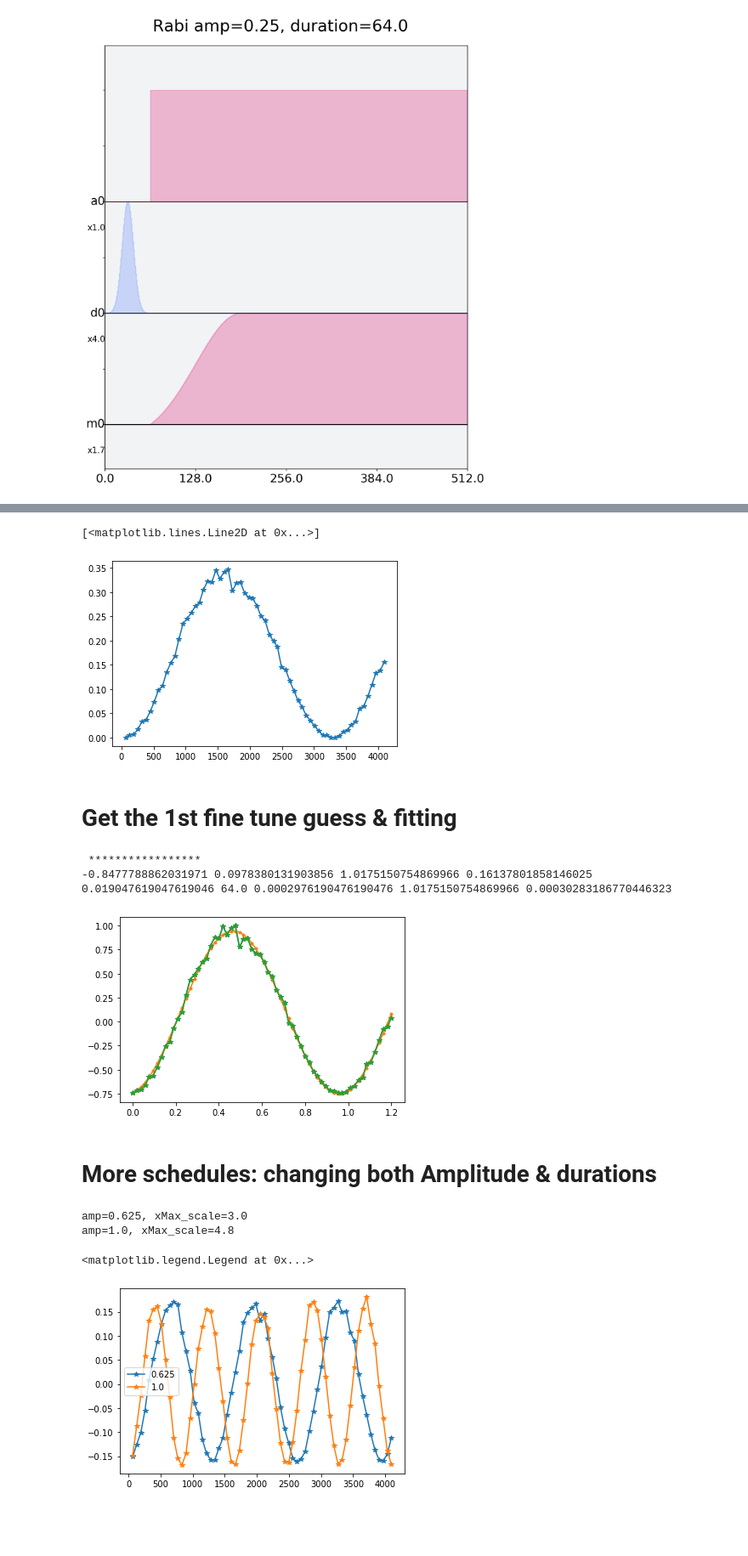
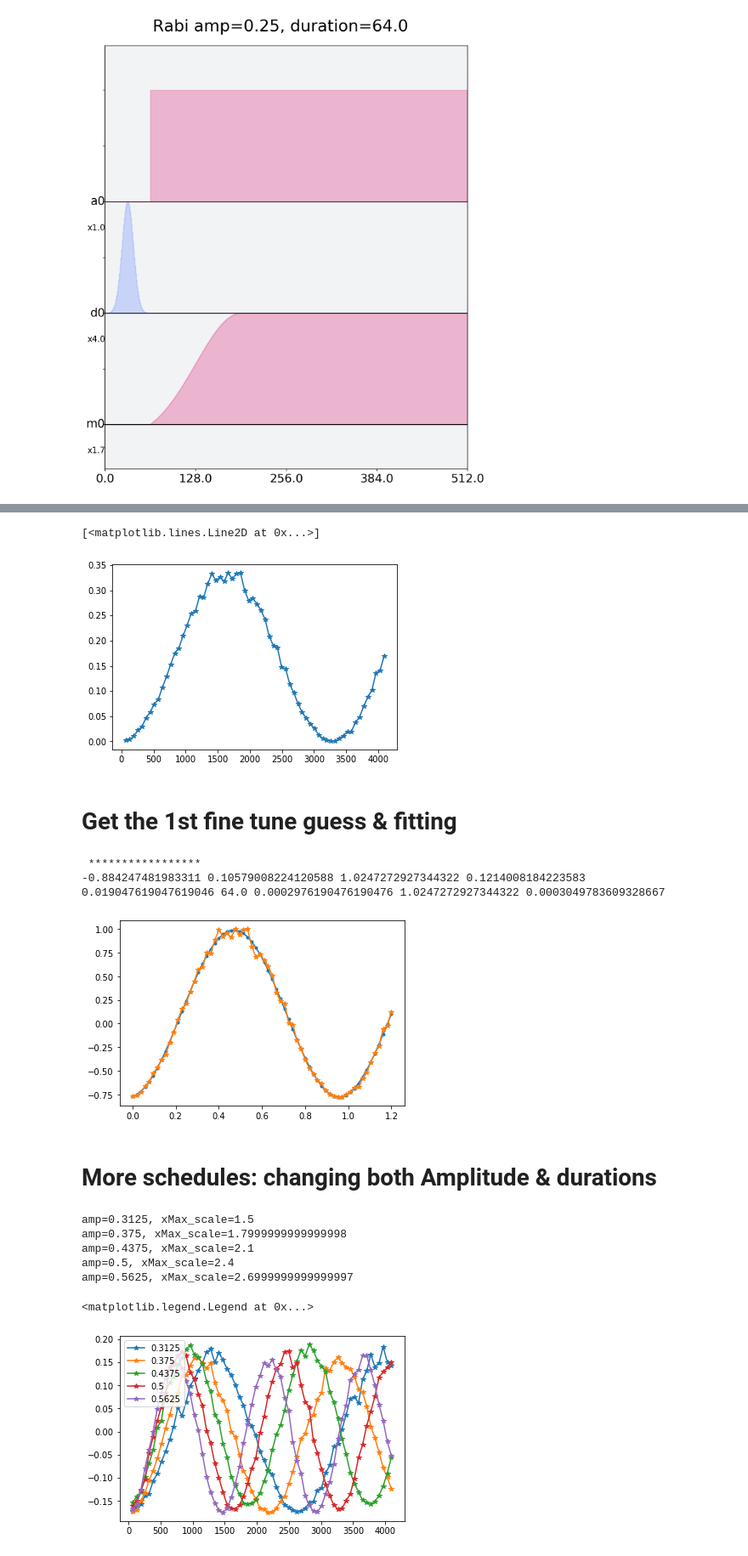
Before and after one commit to itsuka021/18-Generation_of_stretched_single_qubit_gates_for_Richardson_error_extrapolation, a Jupyter notebook: Rabi_linear_fit.ipynb, the cells around one changed output, grey strips where cells are left out. Shown at 85% size. Drawn from its saved outputs; the diff is of its cells as text; code cells hidden in the pictures; blank space fills up the shorter version.

```diff
--- a/Rabi_linear_fit.ipynb
+++ b/Rabi_linear_fit.ipynb
@@ -67,7 +67,7 @@ drive_sigma = np.delete(drive_sigma,0)
 print(drive_duration)
 
 # drive amplitudes to use
-num_exps = 3
+num_exps = 13
 drive_amps = np.linspace(0.25, 1.0, num_exps)
 print(drive_amps)
 
@@ -128,7 +129,7 @@ import matplotlib.pyplot as plt
 plt.plot(drive_duration, response[0],'-*')
 # %% [output]
 [<matplotlib.lines.Line2D at 0x...>]
-[figure, old version]
+[figure, new version]
 # %%
 from scipy.optimize import curve_fit
 def cos_fit_func(x, A,B, w, phi):
@@ -163,30 +165,35 @@ response0 =  response[0] - np.mean( response[0] )
 a0, b0, w0, phi0, Freq = fit_Freq(drive_duration, response0, xMax)
 
 fparm_List = [np.array([a0, b0, w0, phi0])]
-Amp_List   = [amp]
+Amp_List   = [drive_amps[0]]
 w0_List     = [w0]
 Freq_List   = [Freq]
 xMax_List  = [xMax]
 # %% [output]
  *****************
--0.8477788862031971 0.0978380131903856 1.0175150754869966 0.16137801858146025
-0.019047619047619046 64.0 0.0002976190476190476 1.0175150754869966 0.00030283186770446323
+-0.884247481983311 0.10579008224120588 1.0247272927344322 0.1214008184223583
+0.019047619047619046 64.0 0.0002976190476190476 1.0247272927344322 0.0003049783609328667
-[figure, old version]
+[figure, new version]
 # %% [markdown]
 #  More schedules:  changing both Amplitude & durations
 # %%
-for cnt in np.arange(1, len(drive_amps)):
+Look_AR = np.arange(1, 6)
+#for cnt in np.arange(1, len(drive_amps)):
+for cnt in Look_AR:
     resp_Amp = response[cnt]
     resp_Amp = resp_Amp - np.mean(resp_Amp)
     amp         = drive_amps[cnt]
     xMax_scal = xMax_List[-1] * (amp/Amp_List[-1])     #  estimated scaled  xMax
     print('amp={}, xMax_scale={}'.format(amp, xMax_scal))
     #print(resp_Amp)
 
     plt.plot(drive_duration,np.real(resp_Amp),'-*')
-plt.legend(drive_amps[1:])
+plt.legend(drive_amps[Look_AR])
 # %% [output]
-amp=0.625, xMax_scale=3.0
-amp=1.0, xMax_scale=4.8
+amp=0.3125, xMax_scale=1.5
+amp=0.375, xMax_scale=1.7999999999999998
+amp=0.4375, xMax_scale=2.1
+amp=0.5, xMax_scale=2.4
+amp=0.5625, xMax_scale=2.6999999999999997
 <matplotlib.legend.Legend at 0x...>
-[figure, old version]
+[figure, new version]
```
Also changed, not shown: parts of 8 cells of this notebook.
